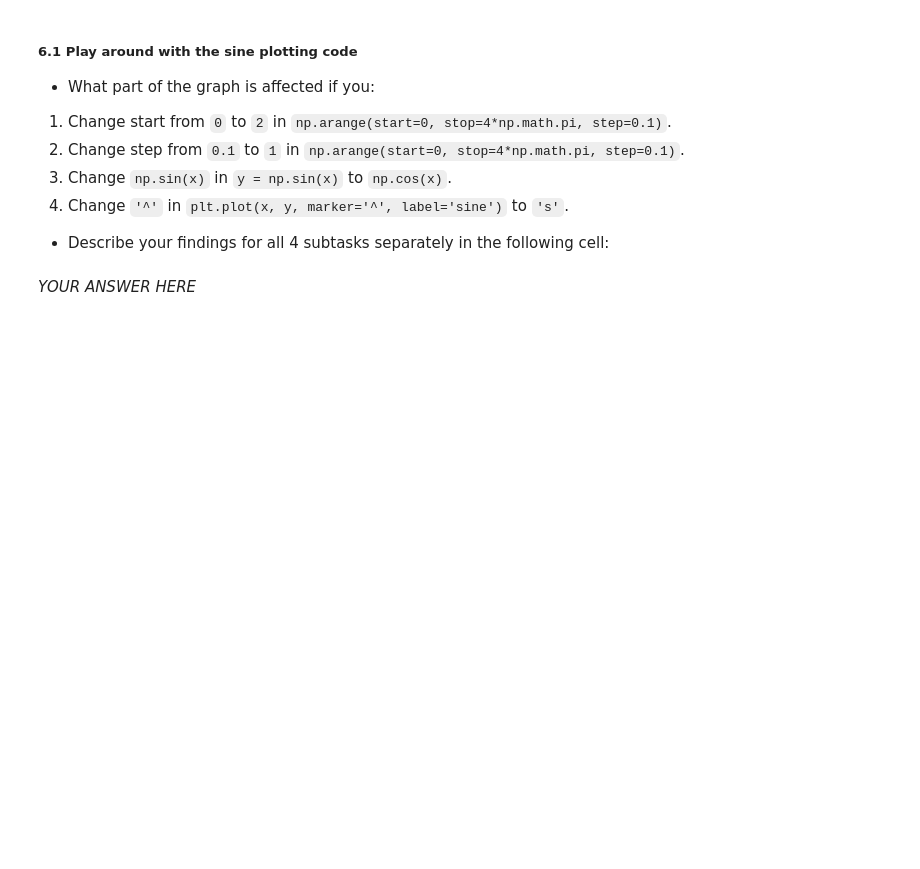
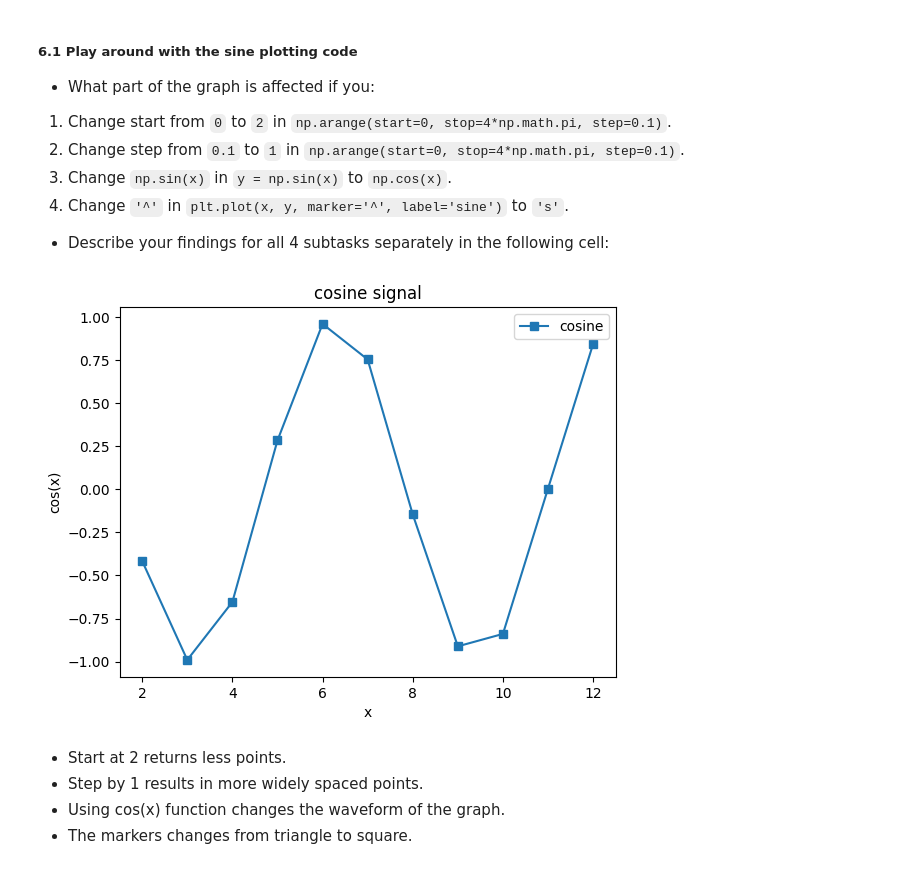
Before and after one commit to nhgpm/digikolleg-data-science-psychology-1-python-basics-I-nhgpm, a Jupyter notebook: 1_python_basics_I.ipynb, the cells around one changed output. Saved outputs shown, nothing was run; the diff lists cells and outputs as text; code cells hidden in the pictures; blank space fills up the shorter version.

```diff
--- a/1_python_basics_I.ipynb
+++ b/1_python_basics_I.ipynb
@@ -332,5 +342,20 @@ plt.show()
 4. Change ``'^'`` in ``plt.plot(x, y, marker='^', label='sine')`` to ``'s'``.
 
 * Describe your findings for all 4 subtasks separately in the following cell:
-# %% [markdown]
-*YOUR ANSWER HERE*
+# %%
+x = np.arange(start=2, stop=4*np.pi, step=1) # create a series of x values
+y = np.cos(x) # cosine signal
+
+plt.plot(x, y, marker='s', label='cosine') # plot signal and label for legend
+plt.legend() # plot legend
+plt.xlabel('x') # label the x axis
+plt.ylabel('cos(x)') # label the y axis
+plt.title('cosine signal') # set the plot title
+plt.show()
+# %% [output]
+[figure, added]
+# %% [markdown]
+- Start at 2 returns less points.
+- Step by 1 results in more widely spaced points.
+- Using cos(x) function changes the waveform of the graph.
+- The markers changes from triangle to square.
```
Also changed, not shown: parts of 7 cells of this notebook.
